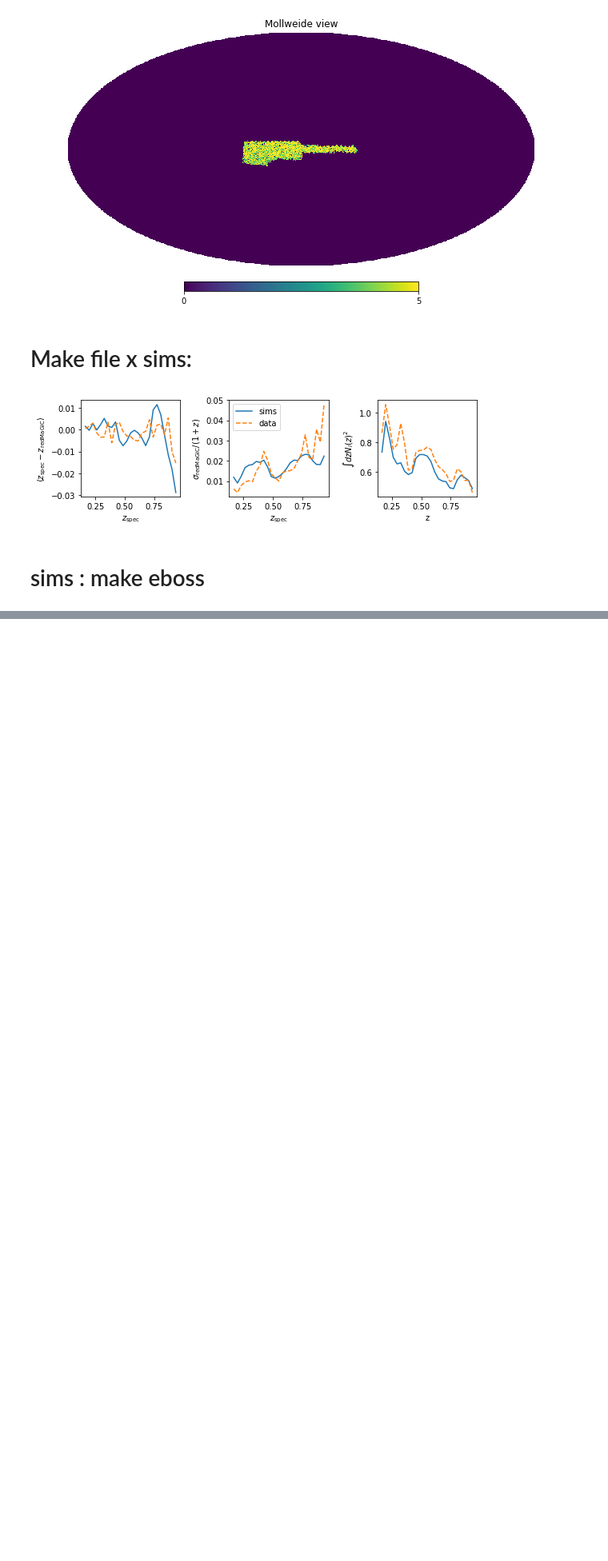
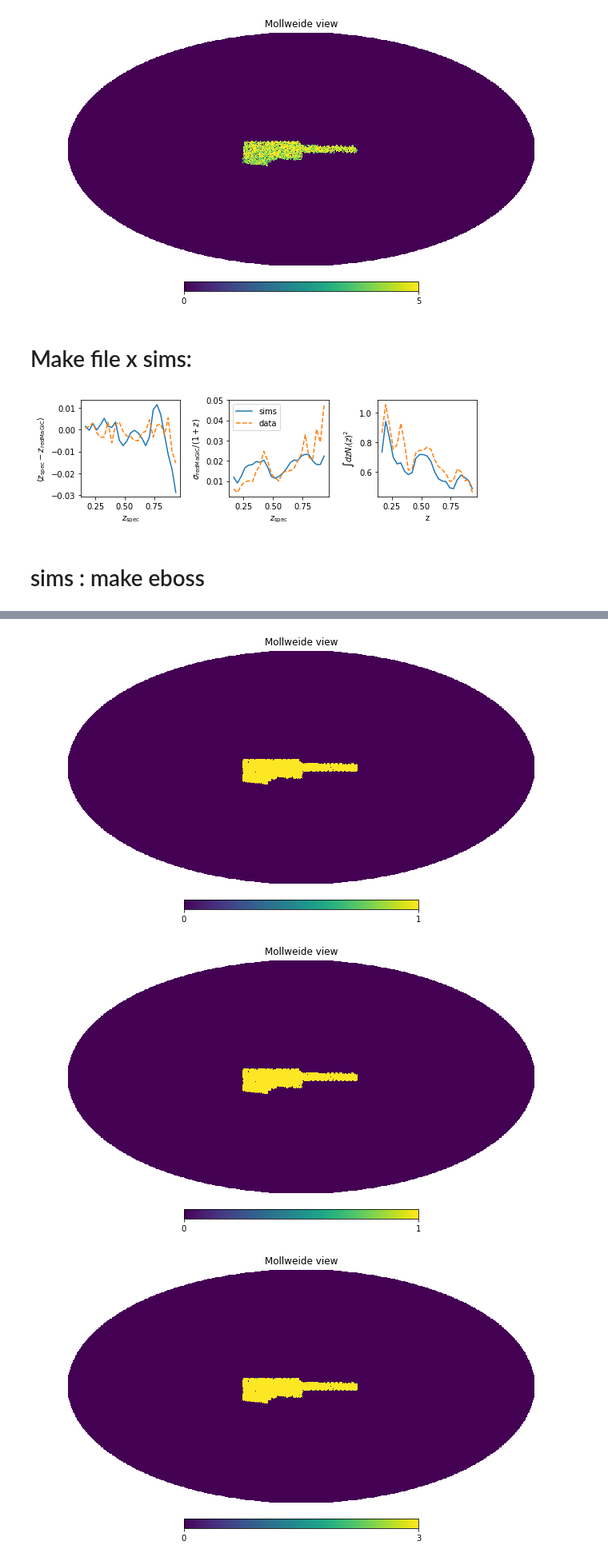
Before and after one commit to mgatti29/CORE, a Jupyter notebook: Samples.ipynb, the cells around one changed output, grey strips where cells are left out. Shown at 80% size. Saved outputs shown, nothing was run; the diff lists cells and outputs as text; code cells hidden in the pictures; blank space fills up the shorter version.

```diff
--- a/Samples.ipynb
+++ b/Samples.ipynb
@@ -895,0 +945,15 @@ done
+# %%
+import copy
+m1 =copy.copy(eboss_rndm_map)
+m1[eboss_rndm_map!=0.]=1
+hp.mollview(m1)
+m2 =copy.copy(eboss_map)
+m2[eboss_map!=0.]=1
+hp.mollview(m2)
+m3 =copy.copy(wl_map)
+m3[wl_map!=0.]=1
+hp.mollview(m3+m2+m1)
+# %% [output]
+[figure, added]
+[figure, added]
+[figure, added]
```
Also changed, not shown: parts of 9 cells of this notebook.
